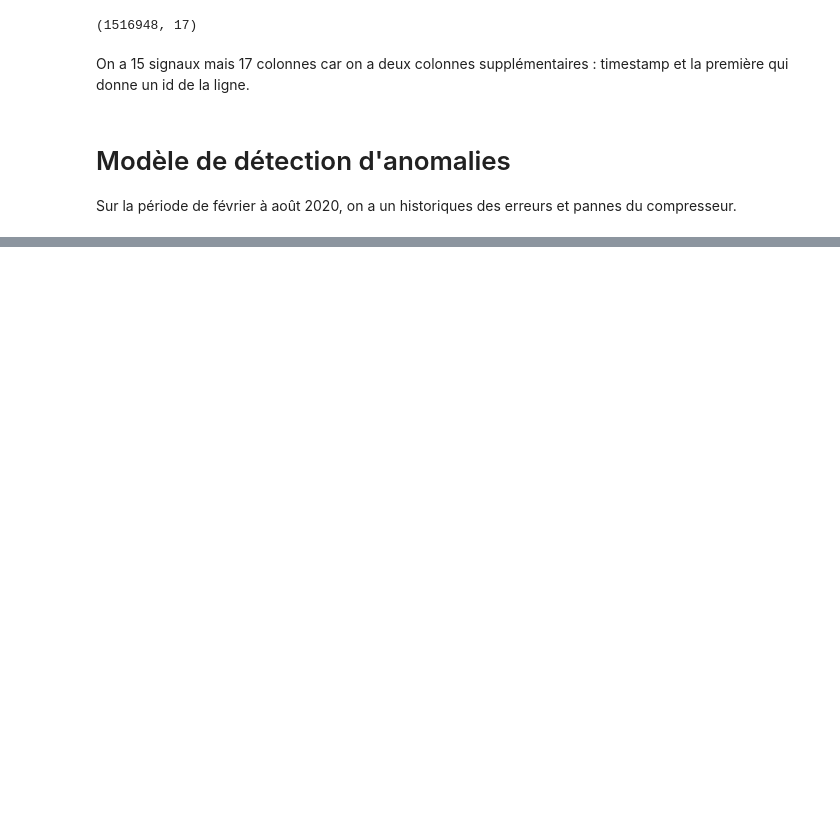
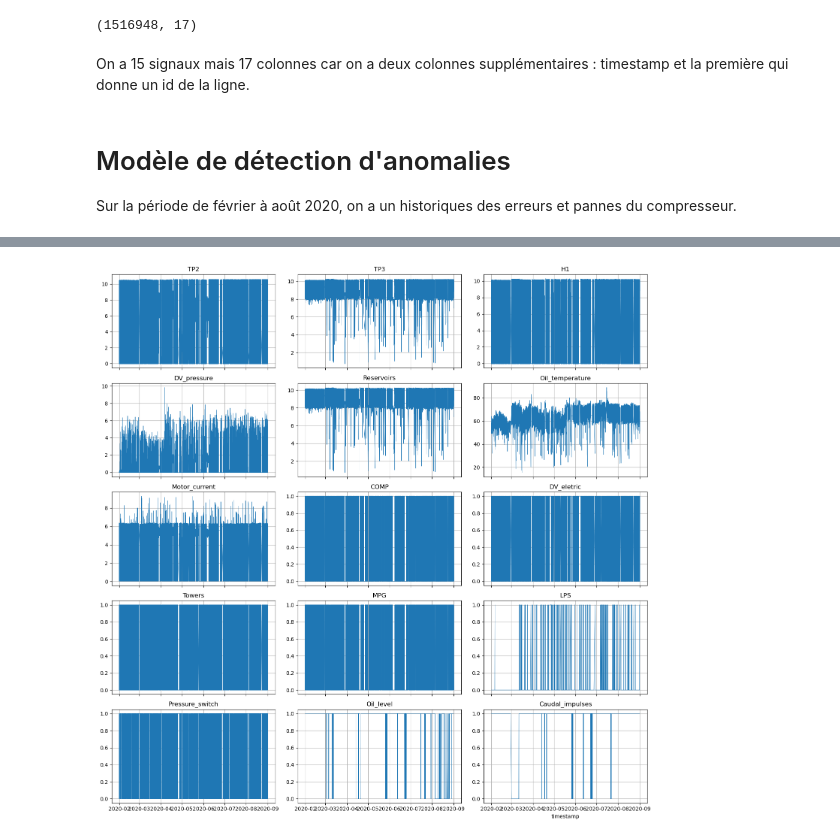
Before and after one commit to lisasko/MetroPT-3, a Jupyter notebook: BE.ipynb, the cells around one changed output, grey strips where cells are left out. Cells and saved outputs as stored; diff of their text form; code cells hidden in the pictures; blank space fills up the shorter version.

```diff
--- a/BE.ipynb
+++ b/BE.ipynb
@@ -38,0 +93,26 @@ Sur la période de février à août 2020, on a un historiques des erreurs et pa
+# %%
+# Plot all numeric signals for the entire dataframe `df`
+num_cols = df.select_dtypes(include='number').columns.tolist()
+if 'Unnamed: 0' in num_cols:
+    num_cols.remove('Unnamed: 0')
+
+n = len(num_cols)
+cols = 3
+rows = int(np.ceil(n / cols))
+
+fig_full, axes_full = plt.subplots(rows, cols, figsize=(15, 3 * rows), sharex=True)
+axes_full = axes_full.flatten()
+
+for i, col in enumerate(num_cols):
+    axes_full[i].plot(df['timestamp'], df[col], lw=0.6)
+    axes_full[i].set_title(col)
+    axes_full[i].grid(True)
+
+for j in range(n, len(axes_full)):
+    axes_full[j].axis('off')
+
+plt.xlabel('timestamp')
+plt.tight_layout()
+plt.show()
+# %% [output]
+[figure, added]
```
Also changed, not shown: parts of 10 cells of this notebook, 1 other file.
